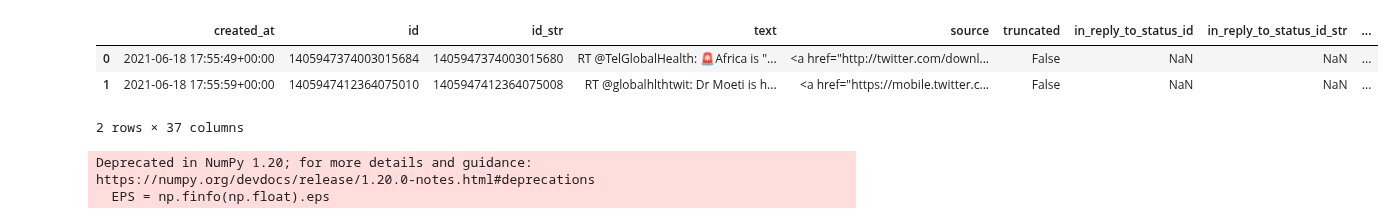
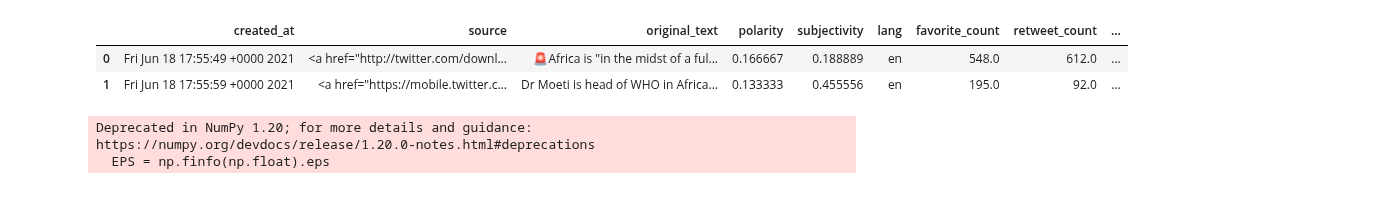
Before and after one commit to Kibika/Twitter-Data-Analysis, a Jupyter notebook: notebooks/Data_Exploration.ipynb, the cells around one changed output. Cells and saved outputs as stored; diff of their text form; code cells hidden in the pictures.

```diff
--- a/notebooks/Data_Exploration.ipynb
+++ b/notebooks/Data_Exploration.ipynb
@@ -8,13 +8,12 @@ from nltk.tokenize import TweetTokenizer
 from nltk.corpus import stopwords
 import seaborn as sns
 # %%
-dataset = pd.read_json("D:/Stella/Documents/10_Academy/Twitter-Data-Analysis/data/covid19.json",lines=True)
+dataset = pd.read_csv("D:/Stella/Documents/10_Academy/Twitter-Data-Analysis/data/processed_tweet_data.csv")
 dataset.head(2)
 # %% [output]
-|  | created_at | id | id_str | text | source | truncated | in_reply_to_status_id | in_reply_to_status_id_str | ... |
-| 0 | 2021-06-18 17:55:49+00:00 | 1405947374003015684 | 1405947374003015680 | RT @TelGlobalHealth: 🚨Africa is "... | <a href="http://twitter.com/downl... | False | NaN | NaN | ... |
-| 1 | 2021-06-18 17:55:59+00:00 | 1405947412364075010 | 1405947412364075008 | RT @globalhlthtwit: Dr Moeti is h... | <a href="https://mobile.twitter.c... | False | NaN | NaN | ... |
+|  | created_at | source | original_text | polarity | subjectivity | lang | favorite_count | retweet_count | ... |
+| 0 | Fri Jun 18 17:55:49 +0000 2021 | <a href="http://twitter.com/downl... | 🚨Africa is "in the midst of a ful... | 0.166667 | 0.188889 | en | 548.0 | 612.0 | ... |
+| 1 | Fri Jun 18 17:55:59 +0000 2021 | <a href="https://mobile.twitter.c... | Dr Moeti is head of WHO in Africa... | 0.133333 | 0.455556 | en | 195.0 | 92.0 | ... |
-2 rows × 37 columns
 # %%
 from gensim import corpora, models
 from gensim.similarities import MatrixSimilarity
```
Also changed, not shown: parts of 7 cells of this notebook, 3 other files.
